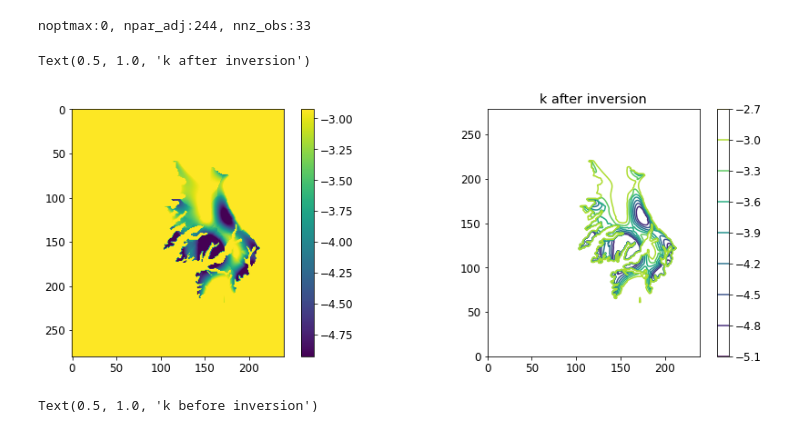
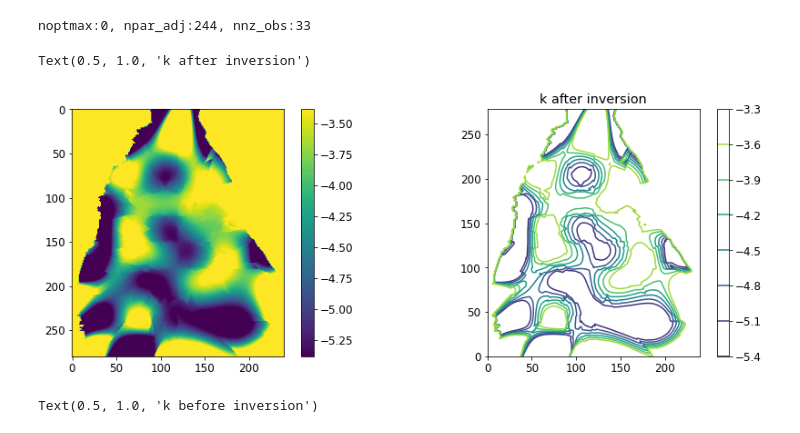
Before and after one commit to Lau397/CalibrationMF6, a Jupyter notebook: mf6pestpp.ipynb, the cells around one changed output. Saved outputs shown, nothing was run; the diff lists cells and outputs as text; code cells hidden in the pictures.

```diff
--- a/mf6pestpp.ipynb
+++ b/mf6pestpp.ipynb
@@ -367,18 +361,18 @@ noptmax:0, npar_adj:244, nnz_obs:33
 # %%
 fig,ax = plt.subplots(1,2,figsize=(15,5))
 
 # inversion
-g= ax[0].imshow(np.log10(np.loadtxt(os.path.join(t_d,"hk1.txt"))))
+g= ax[0].imshow(np.log10(np.loadtxt(os.path.join(t_d,"hk3.txt"))))
 plt.colorbar(g,ax=ax[0])
 plt.title("k after inversion")
 
-a=ax[1].contour(np.flipud(np.log10(np.loadtxt(os.path.join(t_d,"hk1.txt")))))
+a=ax[1].contour(np.flipud(np.log10(np.loadtxt(os.path.join(t_d,"hk3.txt")))))
 ax[1].set_aspect("equal")
 plt.colorbar(a,ax=ax[1])
 plt.title("k after inversion")
 # %% [output]
 Text(0.5, 1.0, 'k after inversion')
-[figure, old version]
+[figure, new version]
 # %%
 fig,ax = plt.subplots(1,2,figsize=(15,5))
 
```
Also changed, not shown: parts of 13 cells of this notebook.
